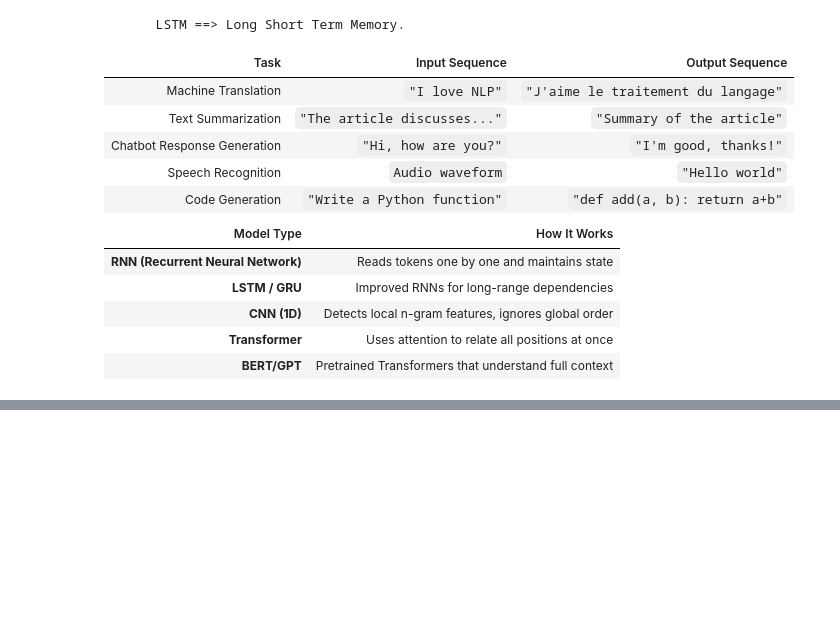
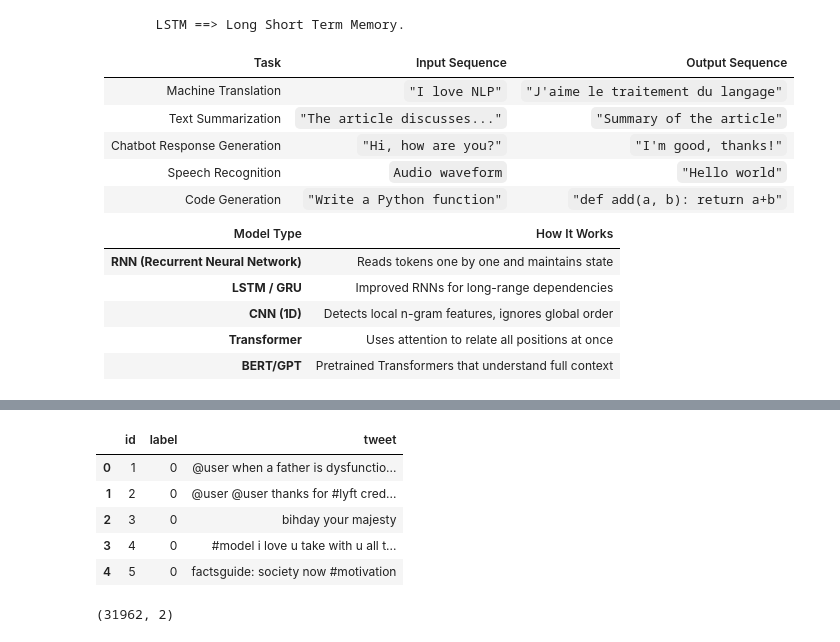
Before and after one commit to ankurs190/GenAI-Durgasoft-, a Jupyter notebook: NLP_Durgasoft.ipynb, the cells around one changed output, grey strips where cells are left out. Cells and saved outputs as stored; diff of their text form; code cells hidden in the pictures; blank space fills up the shorter version.

```diff
--- a/NLP_Durgasoft.ipynb
+++ b/NLP_Durgasoft.ipynb
@@ -1457,0 +1526,21 @@ print(model.get_word_vector("language")) #This retrieves the embedding vector fo
+# %%
+import pandas as pd
+import numpy as np
+import re
+# import contractions
+import nltk
+from tensorflow.keras.preprocessing.text import Tokenizer
+from tensorflow.keras.utils import pad_sequences
+from tensorflow.keras.models import Sequential
+from tensorflow.keras.layers import Embedding, Dense, SimpleRNN
+
+from nltk.corpus import stopwords
+nltk.download("stopwords")
+
+url = "https://raw.githubusercontent.com/dD2405/Twitter_Sentiment_Analysis/master/train.csv"
+df = pd.read_csv(url)
+df.head(5)
+
+# label - dependent coolumn (0 = negative, 1 = positive)
+# tweet- independent column
+# %% [output]
@@ -1457,0 +1549,14 @@ print(model.get_word_vector("language")) #This retrieves the embedding vector fo
+|  | id | label | tweet |
+| 0 | 1 | 0 | @user when a father is dysfunctio... |
+| 1 | 2 | 0 | @user @user thanks for #lyft cred... |
+| 2 | 3 | 0 | bihday your majesty |
+| 3 | 4 | 0 | #model i love u take with u all t... |
+| 4 | 5 | 0 | factsguide: society now #motivation |
+# %%
+# df.drop("id", axis = 1, inplace = True)  # don't require ID column
+# df["tweet"]
+# df["tweet"][0]
+# df["tweet"][3]
+df.shape
+# %% [output]
+(31962, 2)
```
Also changed, not shown: parts of 34 cells of this notebook.
